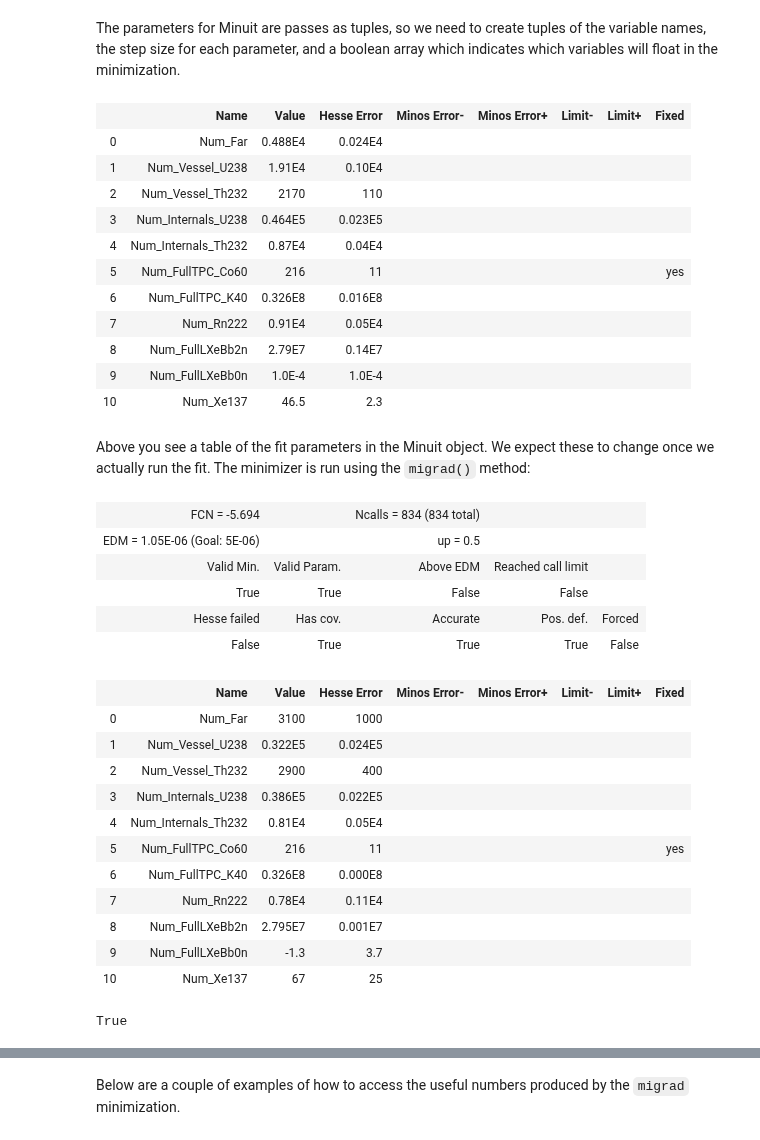
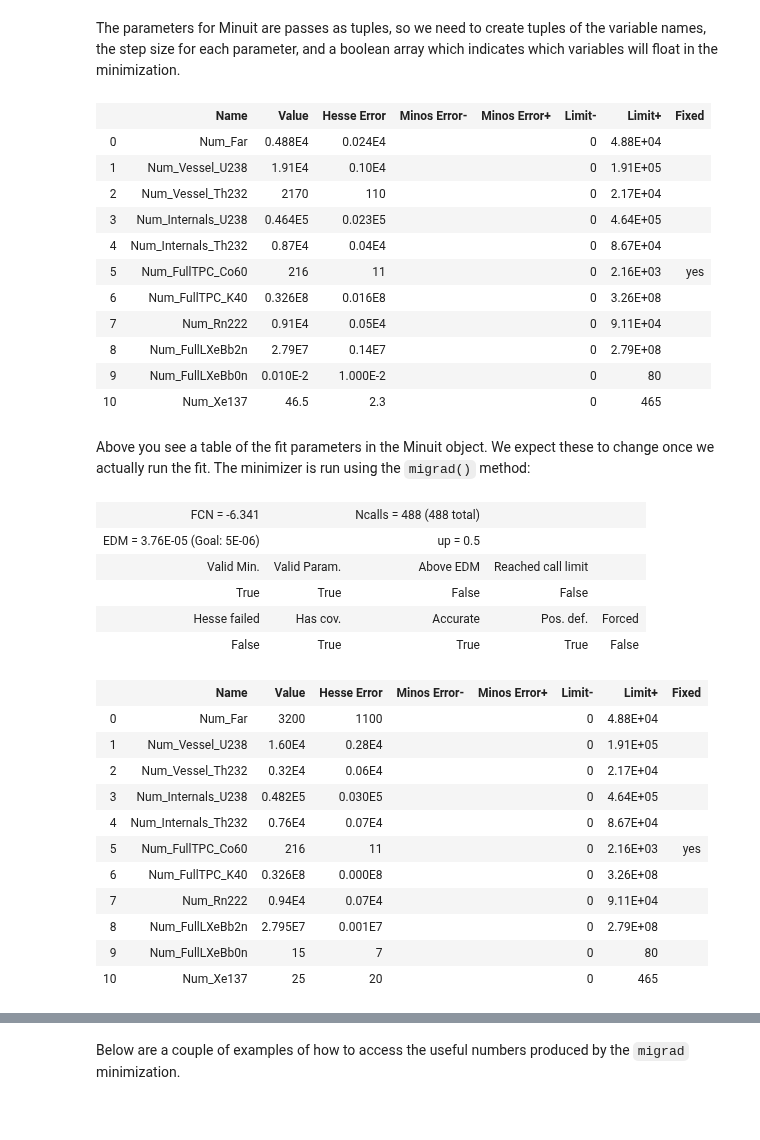
Before and after one commit to YMTheory/sensitivity, a Jupyter notebook: work/Sensitivity Calculation Tutorial.ipynb, the cells around one changed output, grey strips where cells are left out. Drawn from its saved outputs; the diff is of its cells as text; code cells hidden in the pictures.

````diff
--- a/work/Sensitivity Calculation Tutorial.ipynb
+++ b/work/Sensitivity Calculation Tutorial.ipynb
@@ -440,64 +487,56 @@ def NegLogLikelihood(parameter_values):
 # %% [markdown]
 The parameters for Minuit are passes as tuples, so we need to create tuples of the variable names, the step size for each parameter, and a boolean array which indicates which variables will float in the minimization.
 # %%
-
-# pass the names of the variables to Minuit
-variable_names = tuple(var['Name'] for var in likelihood.initial_values)
-
 # Increase the step size for the Bb0n variable
-likelihood.SetFractionalMinuitError('Num_FullLXeBb0n', 1.)
+likelihood.SetFractionalMinuitError('Num_FullLXeBb0n', 0.01/0.0001)
 
 
 # par_fix_tuple is a tuple of bools. If a value is true, then the variable
 # at that index will be fixed in the minimization. Here we fix the number of
 # Co60 events, since we can see from above that they have essentially no
-# impact on the overall distribution (they will be buried by the 2nuBB)
-likelihood.SetVariableFixStatus('Num_FullTPC_Co60',True)
+# impact on the overall distribution (they will be buried by the 2nuBB))
 
 m = Minuit.from_array_func( NegLogLikelihood, \
                             np.copy(initial_values), \
                             error = likelihood.GetMinuitErrorTuple(), \
                             fix   = likelihood.GetVariableFixTuple(), \
                             name  = likelihood.GetVariableNamesTuple(), \
+                            limit = likelihood.GetVariableLimitsTuple(), \
                             errordef = 0.5 )
 m.get_param_states()
 # %% [output]
 |  | Name | Value | Hesse Error | Minos Error- | Minos Error+ | Limit- | Limit+ | Fixed |
-| 0 | Num_Far | 0.488E4 | 0.024E4 |  |  |  |  |  |
-| 1 | Num_Vessel_U238 | 1.91E4 | 0.10E4 |  |  |  |  |  |
-| 2 | Num_Vessel_Th232 | 2170 | 110 |  |  |  |  |  |
-| 3 | Num_Internals_U238 | 0.464E5 | 0.023E5 |  |  |  |  |  |
-| 4 | Num_Internals_Th232 | 0.87E4 | 0.04E4 |  |  |  |  |  |
-| 5 | Num_FullTPC_Co60 | 216 | 11 |  |  |  |  | yes |
-| 6 | Num_FullTPC_K40 | 0.326E8 | 0.016E8 |  |  |  |  |  |
-| 7 | Num_Rn222 | 0.91E4 | 0.05E4 |  |  |  |  |  |
-| 8 | Num_FullLXeBb2n | 2.79E7 | 0.14E7 |  |  |  |  |  |
-| 9 | Num_FullLXeBb0n | 1.0E-4 | 1.0E-4 |  |  |  |  |  |
-| 10 | Num_Xe137 | 46.5 | 2.3 |  |  |  |  |  |
+| 0 | Num_Far | 0.488E4 | 0.024E4 |  |  | 0 | 4.88E+04 |  |
+| 1 | Num_Vessel_U238 | 1.91E4 | 0.10E4 |  |  | 0 | 1.91E+05 |  |
+| 2 | Num_Vessel_Th232 | 2170 | 110 |  |  | 0 | 2.17E+04 |  |
+| 3 | Num_Internals_U238 | 0.464E5 | 0.023E5 |  |  | 0 | 4.64E+05 |  |
+| 4 | Num_Internals_Th232 | 0.87E4 | 0.04E4 |  |  | 0 | 8.67E+04 |  |
+| 5 | Num_FullTPC_Co60 | 216 | 11 |  |  | 0 | 2.16E+03 | yes |
+| 6 | Num_FullTPC_K40 | 0.326E8 | 0.016E8 |  |  | 0 | 3.26E+08 |  |
+| 7 | Num_Rn222 | 0.91E4 | 0.05E4 |  |  | 0 | 9.11E+04 |  |
+| 8 | Num_FullLXeBb2n | 2.79E7 | 0.14E7 |  |  | 0 | 2.79E+08 |  |
+| 9 | Num_FullLXeBb0n | 0.010E-2 | 1.000E-2 |  |  | 0 | 80 |  |
+| 10 | Num_Xe137 | 46.5 | 2.3 |  |  | 0 | 465 |  |
 # %% [markdown]
 Above you see a table of the fit parameters in the Minuit object. We expect these to change once we actually run the fit. The minimizer is run using the ```migrad()``` method:
 # %%
 m.migrad()
 # %% [output]
-| FCN = -5.694 |  | Ncalls = 834 (834 total) |  |  |
-| EDM = 1.05E-06 (Goal: 5E-06) |  | up = 0.5 |  |  |
+| FCN = -6.341 |  | Ncalls = 488 (488 total) |  |  |
+| EDM = 3.76E-05 (Goal: 5E-06) |  | up = 0.5 |  |  |
 | Valid Min. | Valid Param. | Above EDM | Reached call limit |  |
 | True | True | False | False |  |
 | Hesse failed | Has cov. | Accurate | Pos. def. | Forced |
 | False | True | True | True | False |
 |  | Name | Value | Hesse Error | Minos Error- | Minos Error+ | Limit- | Limit+ | Fixed |
-| 0 | Num_Far | 3100 | 1000 |  |  |  |  |  |
-| 1 | Num_Vessel_U238 | 0.322E5 | 0.024E5 |  |  |  |  |  |
-| 2 | Num_Vessel_Th232 | 2900 | 400 |  |  |  |  |  |
-| 3 | Num_Internals_U238 | 0.386E5 | 0.022E5 |  |  |  |  |  |
-| 4 | Num_Internals_Th232 | 0.81E4 | 0.05E4 |  |  |  |  |  |
-| 5 | Num_FullTPC_Co60 | 216 | 11 |  |  |  |  | yes |
-| 6 | Num_FullTPC_K40 | 0.326E8 | 0.000E8 |  |  |  |  |  |
-| 7 | Num_Rn222 | 0.78E4 | 0.11E4 |  |  |  |  |  |
-| 8 | Num_FullLXeBb2n | 2.795E7 | 0.001E7 |  |  |  |  |  |
-| 9 | Num_FullLXeBb0n | -1.3 | 3.7 |  |  |  |  |  |
-| 10 | Num_Xe137 | 67 | 25 |  |  |  |  |  |
+| 0 | Num_Far | 3200 | 1100 |  |  | 0 | 4.88E+04 |  |
+| 1 | Num_Vessel_U238 | 1.60E4 | 0.28E4 |  |  | 0 | 1.91E+05 |  |
+| 2 | Num_Vessel_Th232 | 0.32E4 | 0.06E4 |  |  | 0 | 2.17E+04 |  |
+| 3 | Num_Internals_U238 | 0.482E5 | 0.030E5 |  |  | 0 | 4.64E+05 |  |
+| 4 | Num_Internals_Th232 | 0.76E4 | 0.07E4 |  |  | 0 | 8.67E+04 |  |
+| 5 | Num_FullTPC_Co60 | 216 | 11 |  |  | 0 | 2.16E+03 | yes |
+| 6 | Num_FullTPC_K40 | 0.326E8 | 0.000E8 |  |  | 0 | 3.26E+08 |  |
+| 7 | Num_Rn222 | 0.94E4 | 0.07E4 |  |  | 0 | 9.11E+04 |  |
+| 8 | Num_FullLXeBb2n | 2.795E7 | 0.001E7 |  |  | 0 | 2.79E+08 |  |
+| 9 | Num_FullLXeBb0n | 15 | 7 |  |  | 0 | 80 |  |
+| 10 | Num_Xe137 | 25 | 20 |  |  | 0 | 465 |  |
-# %%
-print(m.get_fmin()['is_valid'])
-# %% [output]
-True
````
Also changed, not shown: parts of 18 cells of this notebook, 1 other file.
